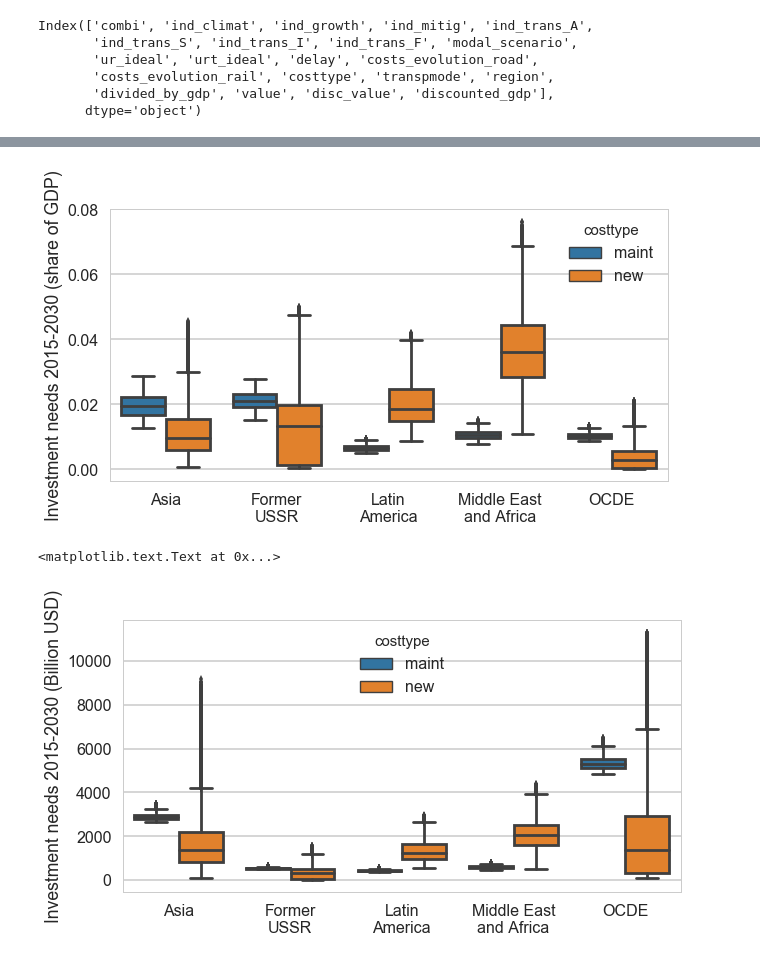
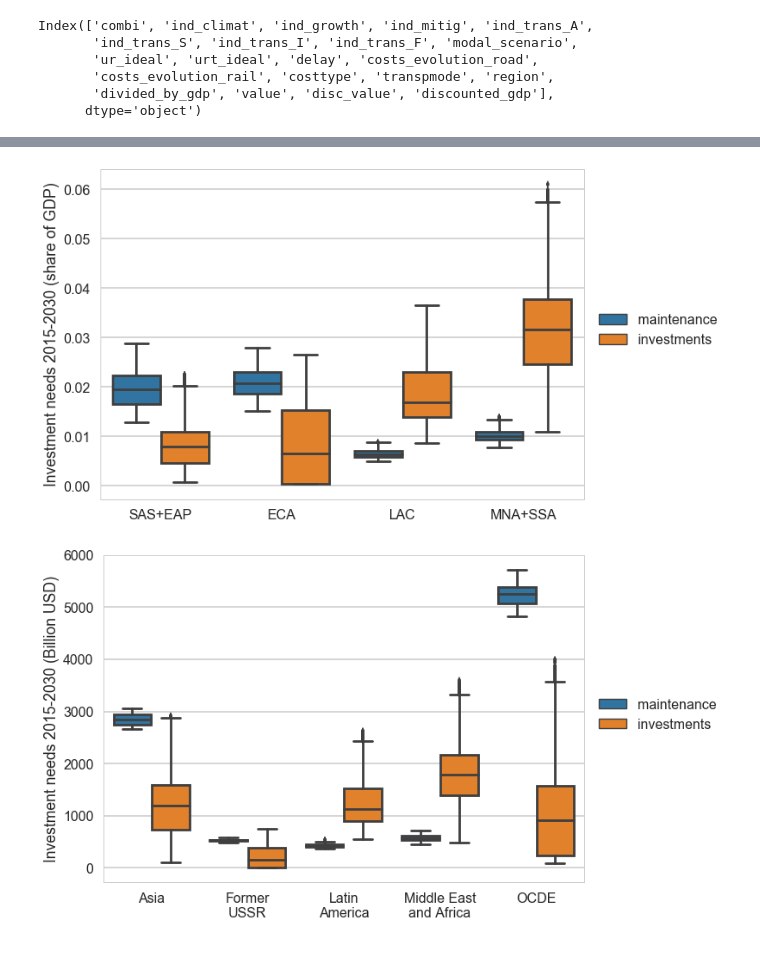
Before and after one commit to julierozenberg/infra_needs_analyses, a Jupyter notebook: cired_results_analysis_clean.ipynb, the cells around one changed output, grey strips where cells are left out. Saved outputs shown, nothing was run; the diff lists cells and outputs as text; code cells hidden in the pictures.

```diff
--- a/cired_results_analysis_clean.ipynb
+++ b/cired_results_analysis_clean.ipynb
@@ -729,7 +729,7 @@ Index(['combi', 'ind_climat', 'ind_growth', 'ind_mitig', 'ind_trans_A',
        'divided_by_gdp', 'value', 'disc_value', 'discounted_gdp'],
       dtype='object')
 # %%
-indexes_inv2 = ["costtype","transpmode","region","year"]
+indexes_inv2 = ["costtype","transpmode","region"]
 # %%
 all_data.divided_by_gdp.describe()
 # %% [output]
@@ -744,7 +744,11 @@ max      5.796029e-02
 Name: divided_by_gdp, dtype: float64
+# %%
+all_data = all_data.loc[all_data.ur_ideal>300,:]
 # %%
 all_data.columns.name = "columns"
 # %%
+all_data = all_data.set_index(indexes_inv+indexes_inv2)
 all_data = all_data.stack().unstack("transpmode")
-all_data["allmodes"] = all_data.sum(axis=1)
+all_data["rail+high speed rail"] = all_data["rail"]+all_data['hsr']
+all_data["allmodes"] = all_data["rail"]+all_data['hsr']+all_data["air"]+all_data['brt']+all_data['road']
 all_data = all_data.stack().unstack("columns")
@@ -819,19 +878,31 @@ to_plot2["region"] = to_plot2.region.replace({"MAF":"Middle East\nand Africa","L
+# %%
+paul = all_data.divided_by_gdp.unstack("transpmode").drop(['rail','hsr'],axis=1)
+paul = paul.reset_index()
+paul = paul.loc[paul.region!="OCDE",:]
+paul["region"] = paul.region.replace({"MAF":"MNA+SSA","LAM":"LAC","CIS":"ECA","ASIA":"SAS+EAP","OCDE":"OECD"})
 # %%
 fig2, ax2 = plt.subplots()
-sns.boxplot(x="region",y="allmodes",hue="costtype",data=to_plot2,ax=ax2)
-fig2.set_size_inches(10, 5)
+sns.boxplot(x="region",y="allmodes",hue="costtype",data=paul.replace({"maint":"maintenance","new":"investments"}),ax=ax2)
+fig2.set_size_inches(10, 7)
 ax2.set_xlabel("")
 ax2.set_ylabel("Investment needs 2015-2030 (share of GDP)")
+plt.legend(title="",bbox_to_anchor=(1.005, 0.6))
 plt.savefig("imaclim_per_region_share_gdp.png",ddpi=300,bbox_inches="tight")
 plt.savefig("imaclim_per_region_share_gdp.pdf")
 # %% [output]
-[figure, old version]
+[figure, new version]
 # %%
+to_plot["costtype"] = to_plot.costtype.replace({"maint":"maintenance","new":"investments"})
+
 fig1, ax1 = plt.subplots()
+
 sns.boxplot(x="region",y="allmodes",hue="costtype",data=to_plot,ax=ax1)
-fig1.set_size_inches(10, 5)
+fig1.set_size_inches(10, 7)
 ax1.set_xlabel("")
 ax1.set_ylabel("Investment needs 2015-2030 (Billion USD)")
+plt.legend(title="",bbox_to_anchor=(1.005, 0.6))
+
+plt.savefig("CIRED_total_per_region.png",ddpi=300,bbox_inches="tight")
+plt.savefig("CIRED_total_per_region.pdf")
 # %% [output]
-<matplotlib.text.Text at 0x...>
-[figure, old version]
+[figure, new version]
```
Also changed, not shown: parts of 50 cells of this notebook, 2 other files.
